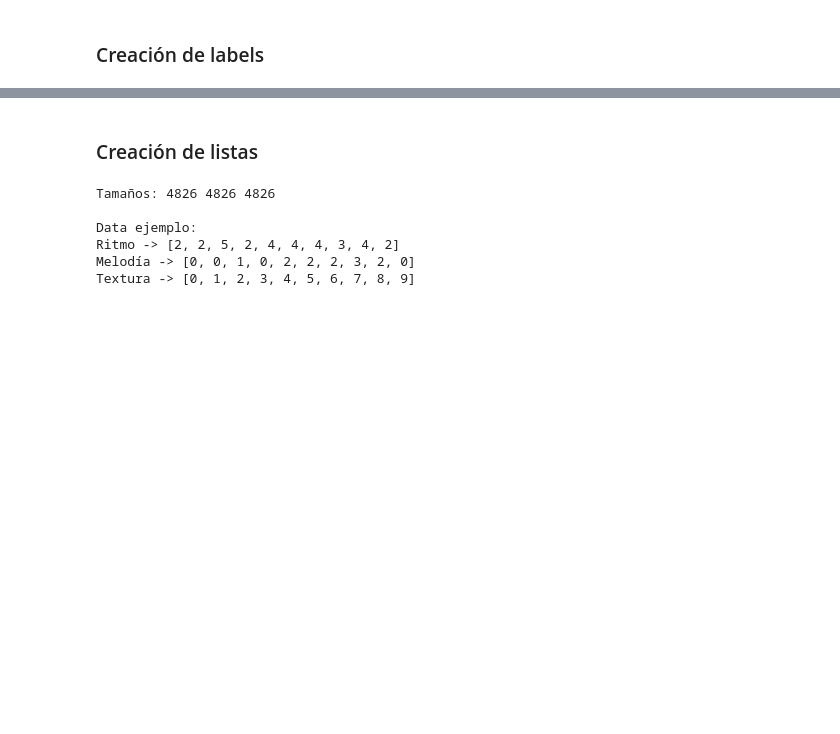
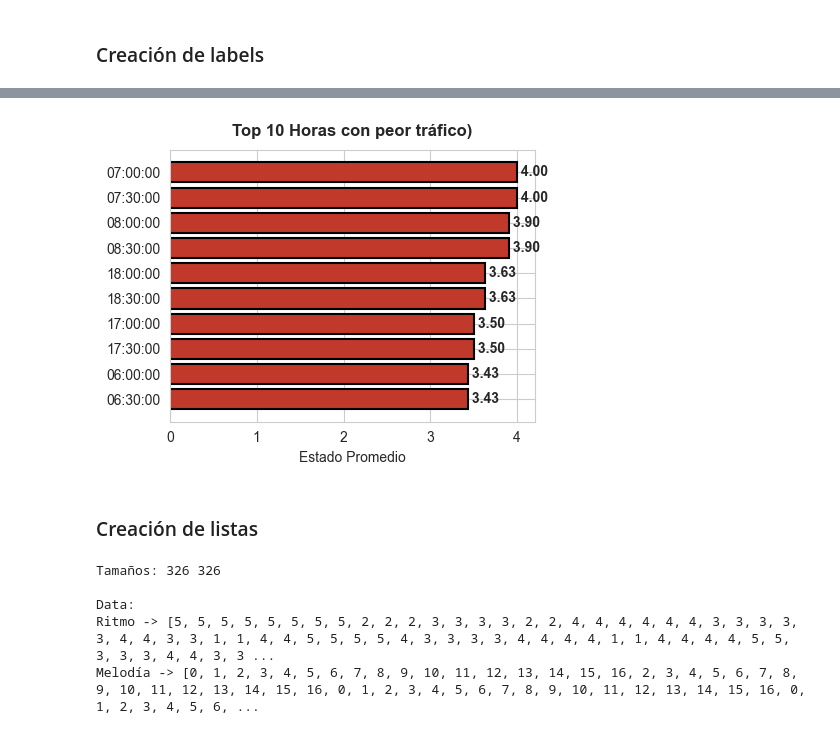
Before and after one commit to FernandezDL/Proyecto3-musica, a Jupyter notebook: data_analisis.ipynb, the cells around one changed output, grey strips where cells are left out. Saved outputs shown, nothing was run; the diff lists cells and outputs as text; code cells hidden in the pictures; blank space fills up the shorter version.

```diff
--- a/data_analisis.ipynb
+++ b/data_analisis.ipynb
@@ -82,3 +140,18 @@ dtype: int64
+# %%
+ax5 = plt.subplot(3, 3, 5)
+peores_horas = df.groupby('HORA')['ESTADO'].mean().nlargest(10).sort_values(ascending=False)
+bars = ax5.barh(range(len(peores_horas)), peores_horas.values,
+                color='#c0392b', edgecolor='black', linewidth=1.5)
+ax5.set_yticks(range(len(peores_horas)))
+ax5.set_yticklabels([f"{h}:00" for h in peores_horas.index])
+ax5.set_xlabel('Estado Promedio')
+ax5.set_title('Top 10 Horas con peor tráfico)', fontweight='bold', pad=10)
+ax5.invert_yaxis()
+
+for i, (idx, val) in enumerate(peores_horas.items()):
+    ax5.text(val, i, f' {val:.2f}', va='center', fontweight='bold')
+# %% [output]
+[figure, added]
 # %% [markdown]
 ### Creación de listas
 # %%
@@ -88,14 +160,12 @@ textura = df["NOMBRE_INT"].astype(int).tolist()
 # %%
-print("Tamaños:", len(ritmo), len(melodia), len(textura))
+print("Tamaños:", len(ritmo), len(melodia))
 
-print("\nData ejemplo:")
-print("Ritmo ->", ritmo[:10])
-print("Melodía ->", melodia[:10])
-print("Textura ->", textura[:10])
+print("\nData:")
+print("Ritmo ->", ritmo[:100])
+print("Melodía ->", melodia[:100])
 # %% [output]
-Tamaños: 4826 4826 4826
+Tamaños: 326 326
 
-Data ejemplo:
-Ritmo -> [2, 2, 5, 2, 4, 4, 4, 3, 4, 2]
-Melodía -> [0, 0, 1, 0, 2, 2, 2, 3, 2, 0]
-Textura -> [0, 1, 2, 3, 4, 5, 6, 7, 8, 9]
+Data:
+Ritmo -> [5, 5, 5, 5, 5, 5, 5, 5, 2, 2, 2, 3, 3, 3, 3, 2, 2, 4, 4, 4, 4, 4, 4, 3, 3, 3, 3, 3, 4, 4, 3, 3, 1, 1, 4, 4, 5, 5, 5, 5, 4, 3, 3, 3, 3, 4, 4, 4, 4, 1, 1, 4, 4, 4, 4, 5, 5, 3, 3, 3, 4, 4, 3, 3 ...
+Melodía -> [0, 1, 2, 3, 4, 5, 6, 7, 8, 9, 10, 11, 12, 13, 14, 15, 16, 2, 3, 4, 5, 6, 7, 8, 9, 10, 11, 12, 13, 14, 15, 16, 0, 1, 2, 3, 4, 5, 6, 7, 8, 9, 10, 11, 12, 13, 14, 15, 16, 0, 1, 2, 3, 4, 5, 6, ...
```
Also changed, not shown: parts of 8 cells of this notebook, 2 other files.
